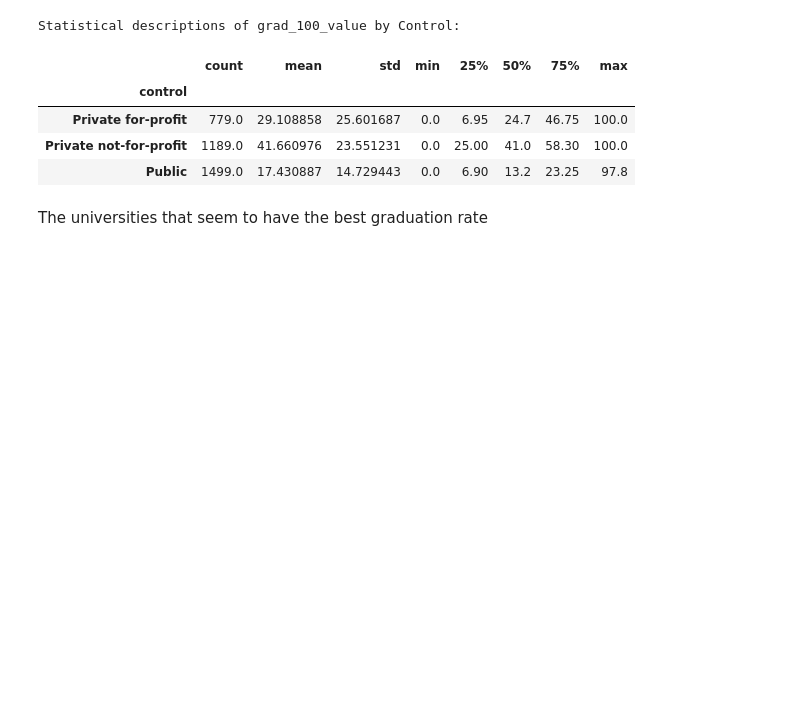
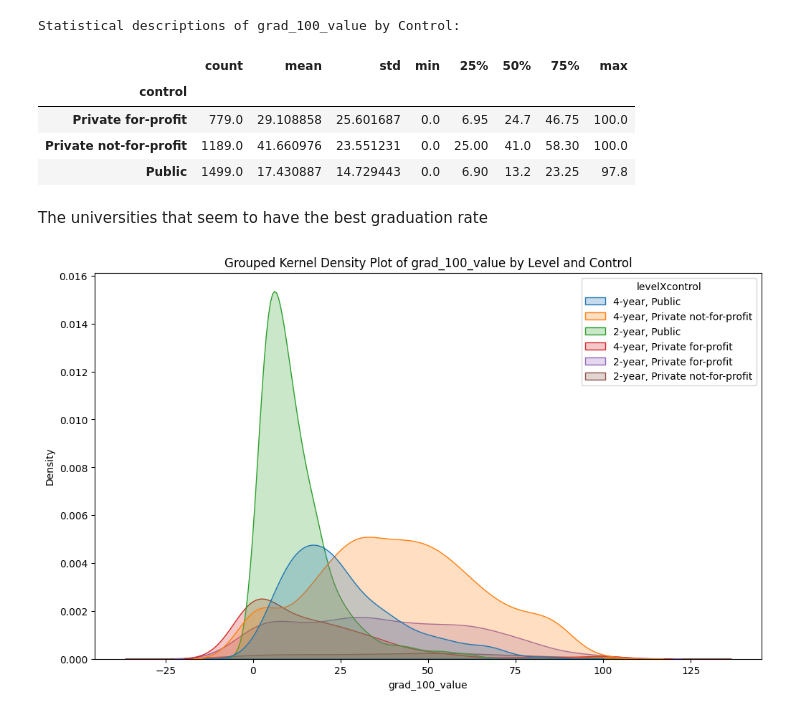
Before and after one commit to brittanyasare04/visualization_assignment, a Jupyter notebook: assignment.ipynb, the cells around one changed output. Cells and saved outputs as stored; diff of their text form; code cells hidden in the pictures; blank space fills up the shorter version.

```diff
--- a/assignment.ipynb
+++ b/assignment.ipynb
@@ -319,3 +319,16 @@ Statistical descriptions of grad_100_value by Control:
 | Public | 1499.0 | 17.430887 | 14.729443 | 0.0 | 6.90 | 13.2 | 23.25 | 97.8 |
 # %% [markdown]
 The universities that seem to have the best graduation rate
+# %%
+# Create the new variable 'levelXcontrol'
+college_completion['levelXcontrol'] = college_completion['level'] + ', ' + college_completion['control']
+
+# Make a grouped kernel density plot by 'levelXcontrol'
+plt.figure(figsize=(12, 7))
+sns.kdeplot(data=college_completion, x='grad_100_value', hue='levelXcontrol', fill=True)
+plt.title('Grouped Kernel Density Plot of grad_100_value by Level and Control')
+plt.xlabel('grad_100_value')
+plt.ylabel('Density')
+plt.show()
+# %% [output]
+[figure, added]
```
Also changed, not shown: parts of 9 cells of this notebook.
